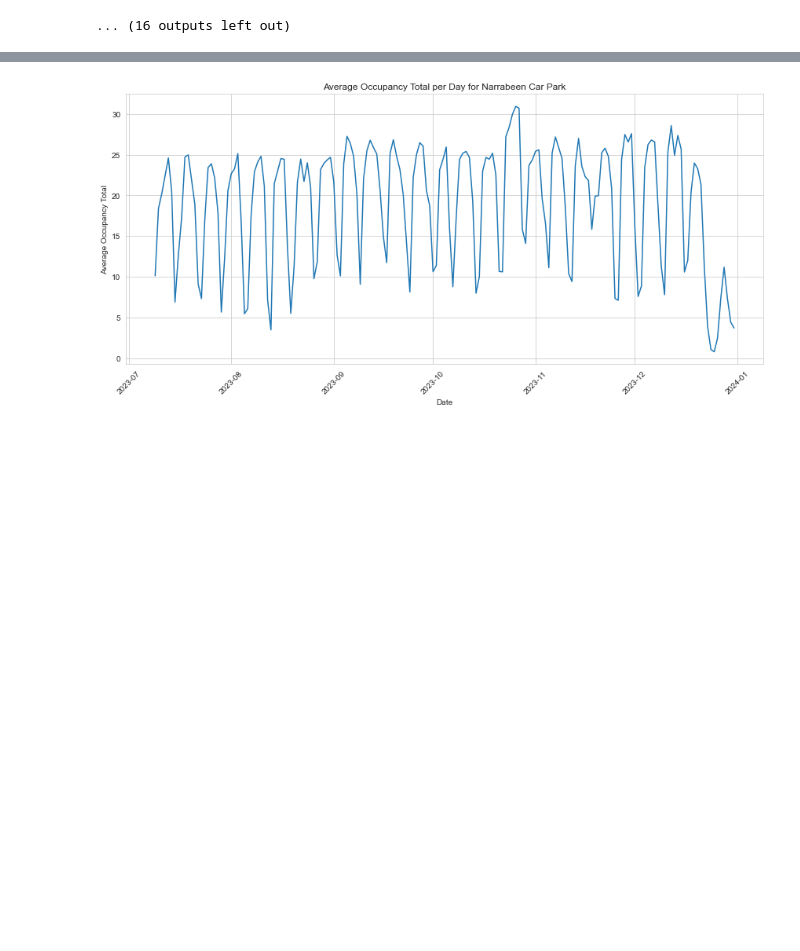
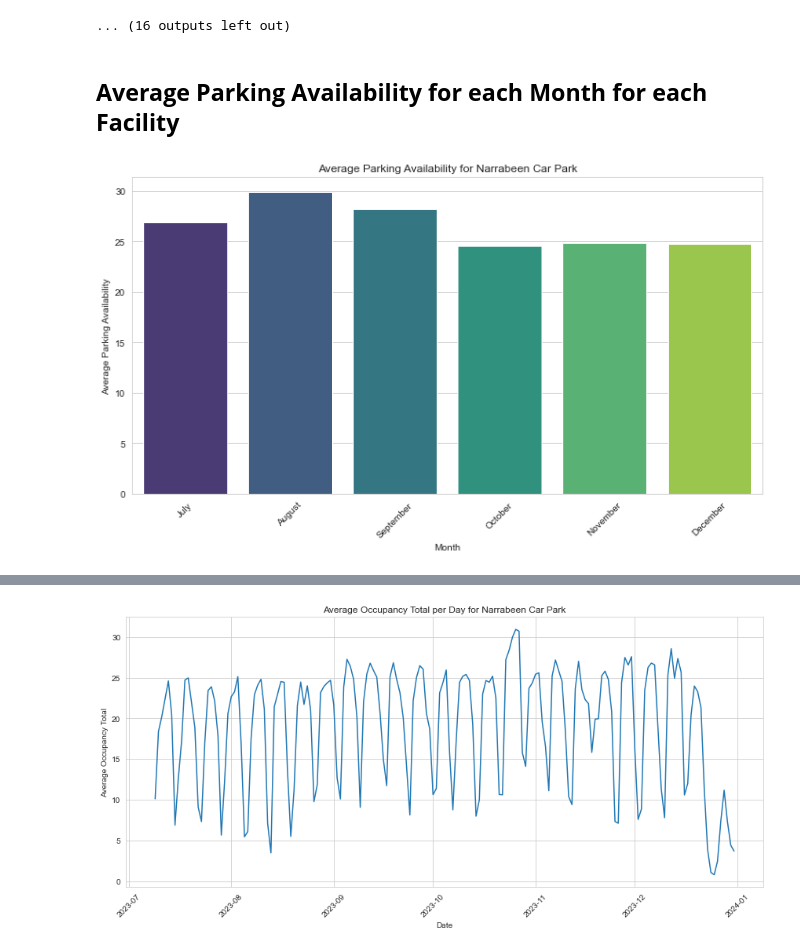
Before and after one commit to M13Mwongo/parking-spot-predictor, a Jupyter notebook: ogutu.ipynb, the cells around one changed output, grey strips where cells are left out. Saved outputs shown, nothing was run; the diff lists cells and outputs as text; code cells hidden in the pictures; blank space fills up the shorter version.

```diff
--- a/ogutu.ipynb
+++ b/ogutu.ipynb
@@ -388,3 +429,29 @@ for facility_name in final_df['facility_name'].unique():
 [figure]
 [figure]
 ... (16 outputs left out)
+# %% [markdown]
+## __Average Parking Availability for each Month for each Facility__
+# %%
+import matplotlib.pyplot as plt
+import seaborn as sns
+
+# Filter data for the Narrabeen Car Park facility
+narrabeen_data = final_df[final_df['facility_name'] == 'Narrabeen Car Park']
+
+# Group the data by month and calculate the average occupancy total
+narrabeen_month_avg = narrabeen_data.groupby('month')['parking_availability'].mean().reset_index()
+
+# Set the style of the plot
+sns.set_style("whitegrid")
+
+# Create bar plot
+plt.figure(figsize=(10, 6))
+sns.barplot(data=narrabeen_month_avg, x='month', y='parking_availability', palette='viridis')
+plt.title('Average Parking Availability for Narrabeen Car Park')
+plt.xlabel('Month')
+plt.ylabel('Average Parking Availability')
+plt.xticks(ticks=range(6), labels=['July', 'August', 'September', 'October', 'November', 'December'], rotation=45)
+plt.tight_layout()
+plt.show()
+# %% [output]
+[figure, added]
```
Also changed, not shown: parts of 9 cells of this notebook, 5 other files.
